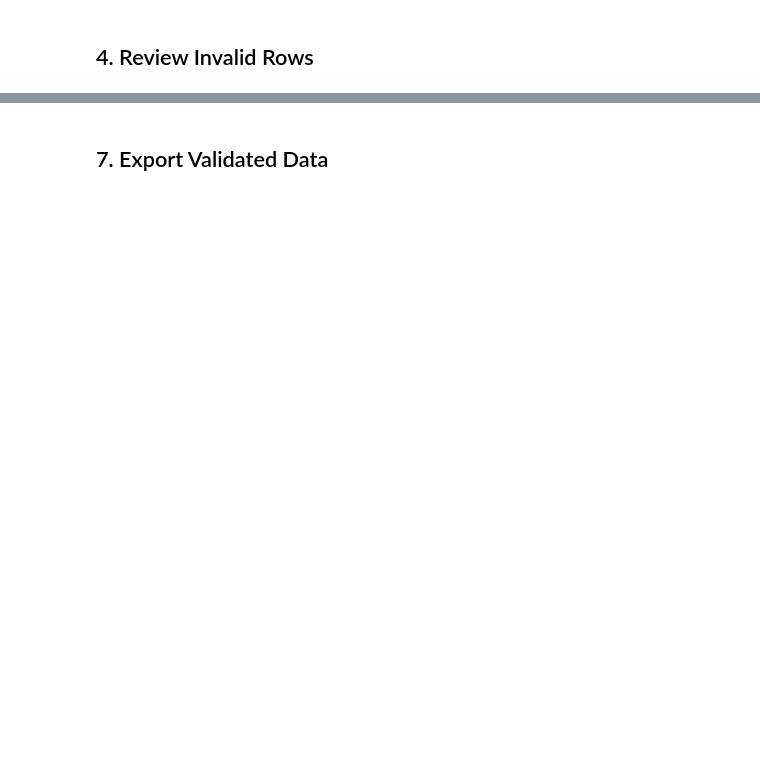
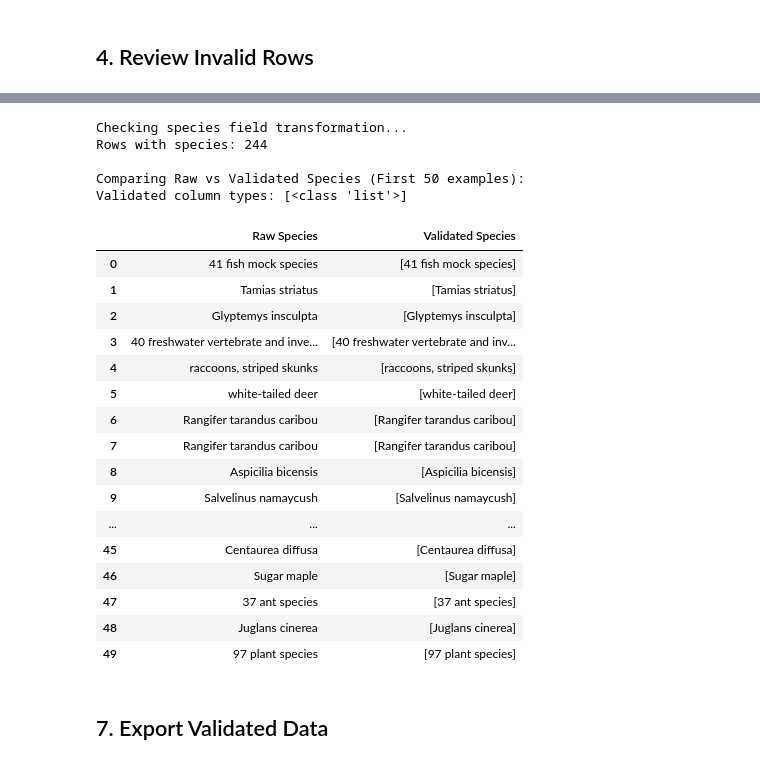
Before and after one commit to BiodiversiteQuebec/llm_metadata, a Jupyter notebook: notebooks/fuster_annotations_validation.ipynb, the cells around one changed output, grey strips where cells are left out. Cells and saved outputs as stored; diff of their text form; code cells hidden in the pictures; blank space fills up the shorter version.

```diff
--- a/notebooks/fuster_annotations_validation.ipynb
+++ b/notebooks/fuster_annotations_validation.ipynb
@@ -161,9 +120,9 @@ params_with_species = raw_df[raw_df['species'].notna()].index
 print(f"Rows with species: {len(params_with_species)}")
 
 if len(params_with_species) > 0:
-    sample_indices = params_with_species[:10]
+    sample_indices = params_with_species[:50]
 
-    print("\nComparing Raw vs Validated Species (First 10 examples):")
+    print("\nComparing Raw vs Validated Species (First 50 examples):")
     comparison = pd.DataFrame({
         'Raw Species': raw_df.loc[sample_indices, 'species'],
         'Validated Species': validated_df.reindex(raw_df.index).loc[sample_indices, 'species']
@@ -176,3 +135,4 @@ if len(params_with_species) > 0:
     display(comparison)
 else:
     print("No species data found in raw dataframe.")
+# %% [output]
@@ -179,3 +140,25 @@ else:
+Checking species field transformation...
+Rows with species: 244
+
+Comparing Raw vs Validated Species (First 50 examples):
+Validated column types: [<class 'list'>]
+|  | Raw Species | Validated Species |
+| 0 | 41 fish mock species | [41 fish mock species] |
+| 1 | Tamias striatus | [Tamias striatus] |
+| 2 | Glyptemys insculpta | [Glyptemys insculpta] |
+| 3 | 40 freshwater vertebrate and inve... | [40 freshwater vertebrate and inv... |
+| 4 | raccoons, striped skunks | [raccoons, striped skunks] |
+| 5 | white-tailed deer | [white-tailed deer] |
+| 6 | Rangifer tarandus caribou | [Rangifer tarandus caribou] |
+| 7 | Rangifer tarandus caribou | [Rangifer tarandus caribou] |
+| 8 | Aspicilia bicensis | [Aspicilia bicensis] |
+| 9 | Salvelinus namaycush | [Salvelinus namaycush] |
+| ... | ... | ... |
+| 45 | Centaurea diffusa | [Centaurea diffusa] |
+| 46 | Sugar maple | [Sugar maple] |
+| 47 | 37 ant species | [37 ant species] |
+| 48 | Juglans cinerea | [Juglans cinerea] |
+| 49 | 97 plant species | [97 plant species] |
 # %% [markdown]
 ## 7. Export Validated Data
 # %%
```
Also changed, not shown: parts of 7 cells of this notebook, 13 other files.
